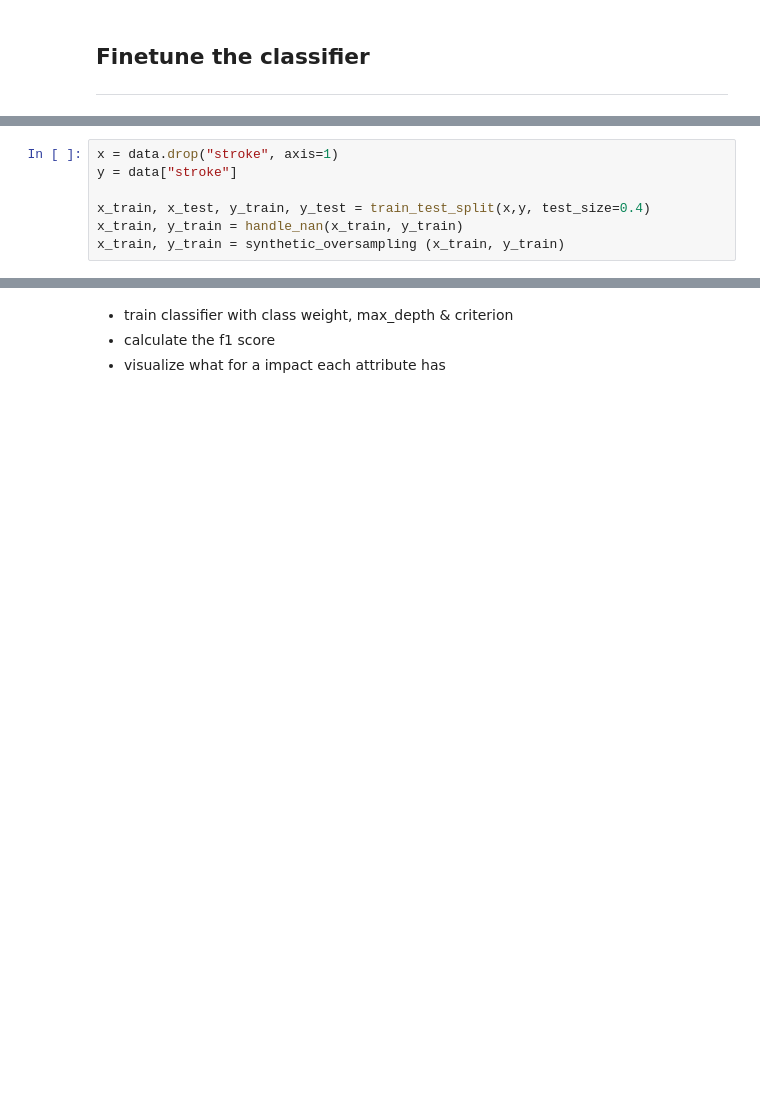
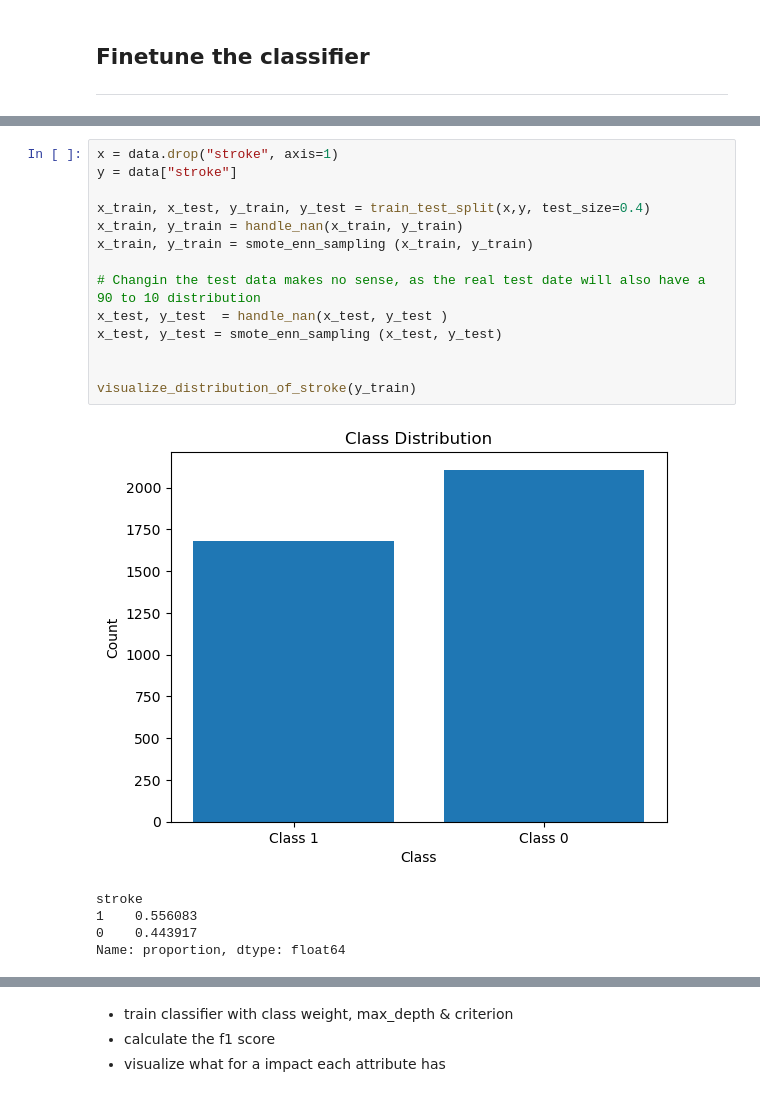
Before and after one commit to masterlukeSg/machine_learning_club, a Jupyter notebook: month_one/decissiontree.ipynb, the cells around one changed output, grey strips where cells are left out. Drawn from its saved outputs; the diff is of its cells as text; blank space fills up the shorter version.

```diff
--- a/month_one/decissiontree.ipynb
+++ b/month_one/decissiontree.ipynb
@@ -148,7 +142,20 @@ Best max_depth: 14
 # %%
 x = data.drop("stroke", axis=1)
 y = data["stroke"]
 
 x_train, x_test, y_train, y_test = train_test_split(x,y, test_size=0.4)
 x_train, y_train = handle_nan(x_train, y_train)
-x_train, y_train = synthetic_oversampling (x_train, y_train)
+x_train, y_train = smote_enn_sampling (x_train, y_train)
+
+# Changin the test data makes no sense, as the real test date will also have a 90 to 10 distribution
+x_test, y_test  = handle_nan(x_test, y_test )
+x_test, y_test = smote_enn_sampling (x_test, y_test)
+
+
+visualize_distribution_of_stroke(y_train)
+# %% [output]
+[figure, added]
+stroke
+1    0.556083
+0    0.443917
+Name: proportion, dtype: float64
```
Also changed, not shown: parts of 15 cells of this notebook.
